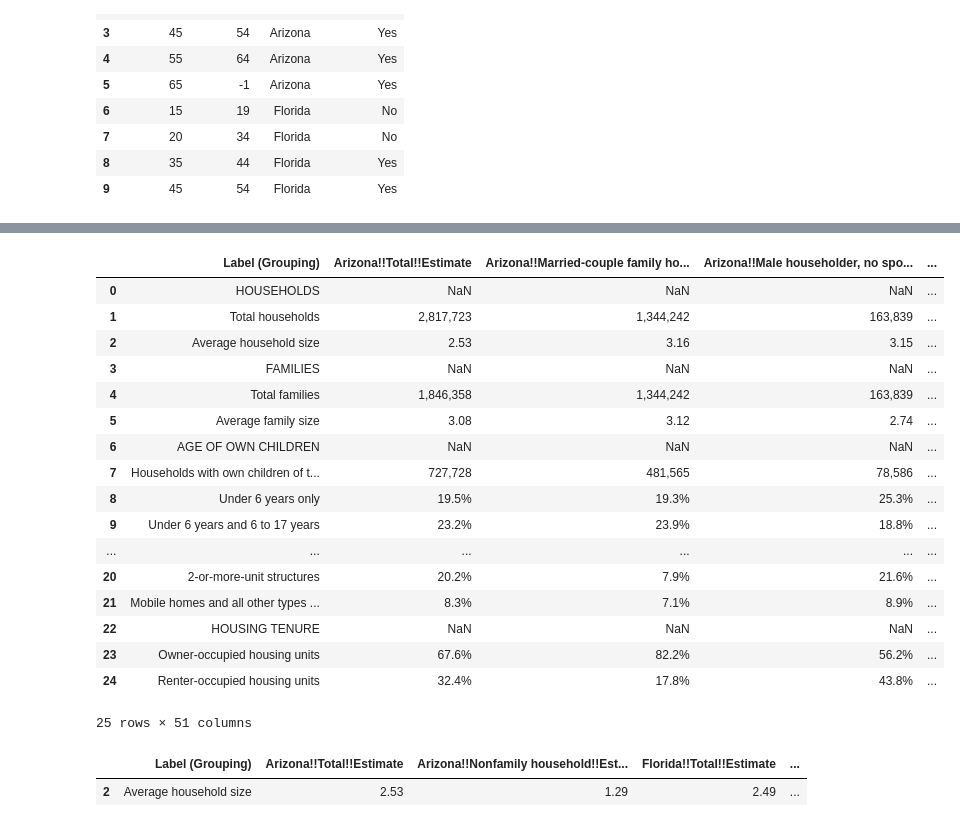
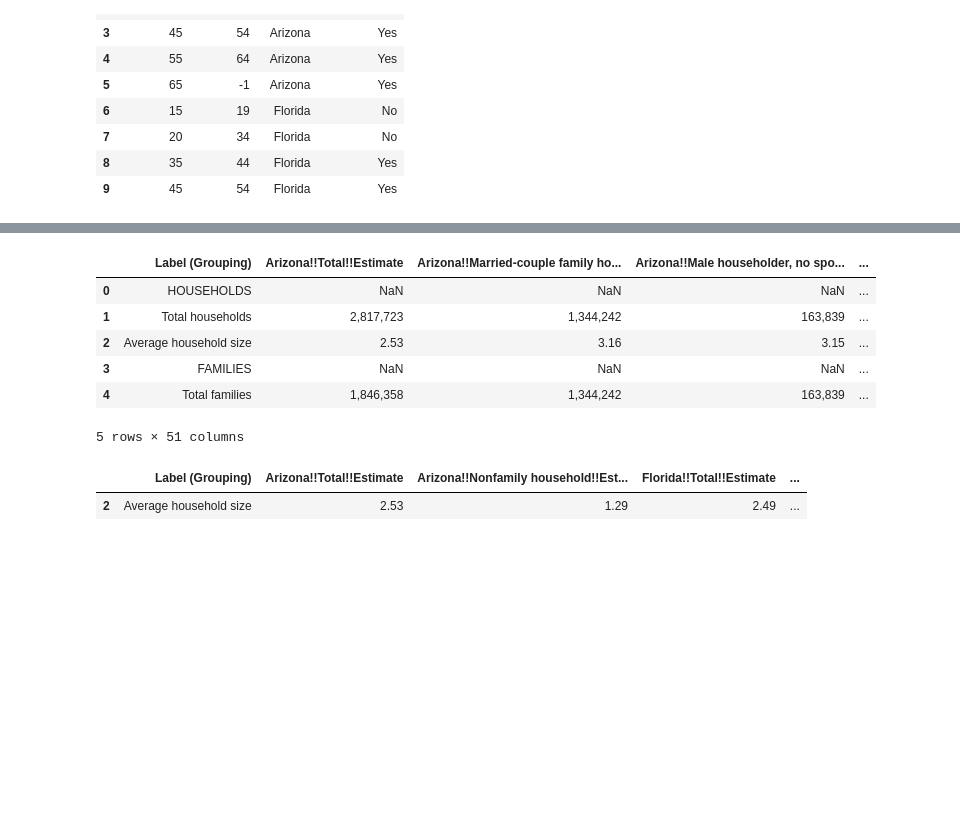
Before and after one commit to CarlosAlvarado-git/Proyecto_Final_BI, a Jupyter notebook: DataPreparation.ipynb, the cells around one changed output, grey strips where cells are left out. Drawn from its saved outputs; the diff is of its cells as text; code cells hidden in the pictures; blank space fills up the shorter version.

```diff
--- a/DataPreparation.ipynb
+++ b/DataPreparation.ipynb
@@ -946,26 +947,15 @@ dfMarriages
 filename = os.path.join(path,'Households.csv')
 hogares = load_data(filename)
 # %%
-hogares
+hogares.head()
 # %% [output]
 |  | Label (Grouping) | Arizona!!Total!!Estimate | Arizona!!Married-couple family ho... | Arizona!!Male householder, no spo... | ... |
 | 0 | HOUSEHOLDS | NaN | NaN | NaN | ... |
 | 1 | Total households | 2,817,723 | 1,344,242 | 163,839 | ... |
 | 2 | Average household size | 2.53 | 3.16 | 3.15 | ... |
 | 3 | FAMILIES | NaN | NaN | NaN | ... |
 | 4 | Total families | 1,846,358 | 1,344,242 | 163,839 | ... |
-| 5 | Average family size | 3.08 | 3.12 | 2.74 | ... |
-| 6 | AGE OF OWN CHILDREN | NaN | NaN | NaN | ... |
-| 7 | Households with own children of t... | 727,728 | 481,565 | 78,586 | ... |
-| 8 | Under 6 years only | 19.5% | 19.3% | 25.3% | ... |
-| 9 | Under 6 years and 6 to 17 years | 23.2% | 23.9% | 18.8% | ... |
-| ... | ... | ... | ... | ... | ... |
-| 20 | 2-or-more-unit structures | 20.2% | 7.9% | 21.6% | ... |
-| 21 | Mobile homes and all other types ... | 8.3% | 7.1% | 8.9% | ... |
-| 22 | HOUSING TENURE | NaN | NaN | NaN | ... |
-| 23 | Owner-occupied housing units | 67.6% | 82.2% | 56.2% | ... |
-| 24 | Renter-occupied housing units | 32.4% | 17.8% | 43.8% | ... |
-25 rows × 51 columns
+5 rows × 51 columns
 # %%
 pasos = 1
 hogares_data = pd.DataFrame(hogares.iloc[2:3,[0]])
```
Also changed, not shown: parts of 27 cells of this notebook.
